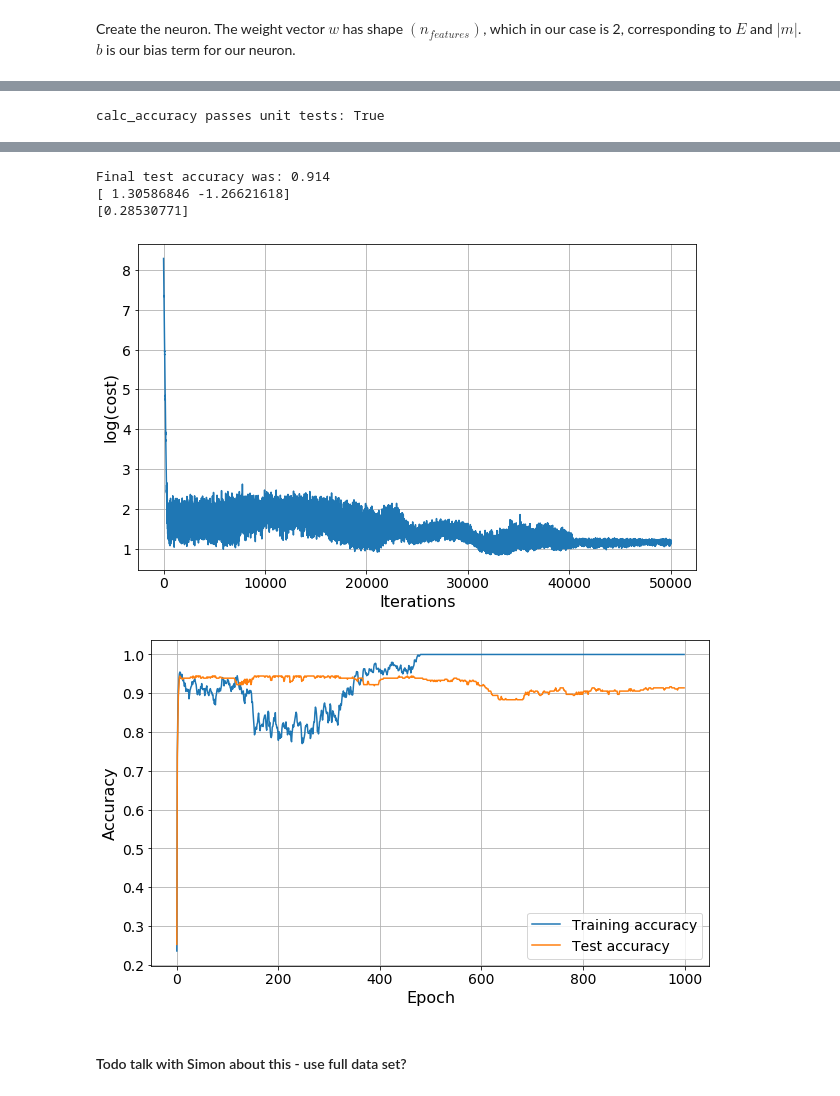
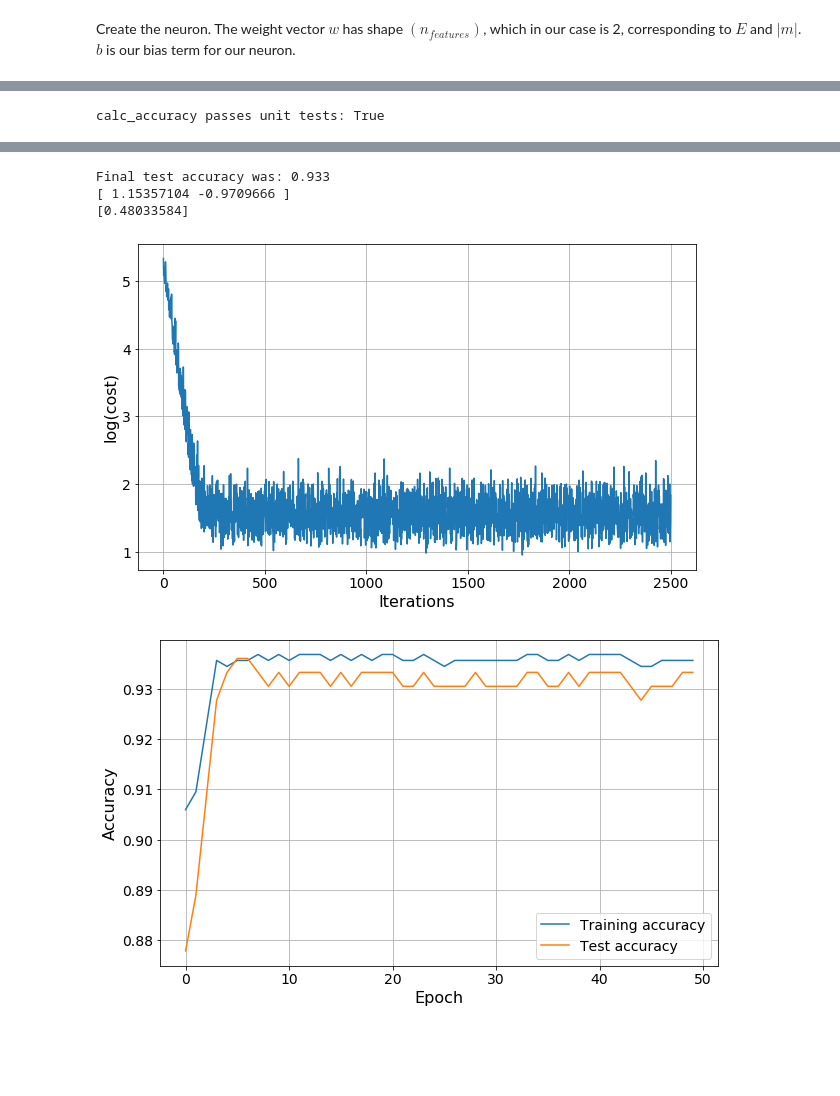
Before and after one commit to elindgren/lfd_project, a Jupyter notebook: Project 2/(Basic) Single Neuron.ipynb, the cells around one changed output, grey strips where cells are left out. Saved outputs shown, nothing was run; the diff lists cells and outputs as text; code cells hidden in the pictures; blank space fills up the shorter version.

```diff
--- a/Project 2/(Basic) Single Neuron.ipynb
+++ b/Project 2/(Basic) Single Neuron.ipynb
@@ -263,13 +208,13 @@ def cost_function(y, t, b_w, alpha):
     return cost + alpha*reg
 
 
-def train_neuron(train_data, test_data, epochs=1000, batch_size=50, alpha=1, eta=0.01, seed=1):
+def train_neuron(train_data, test_data, epochs=50, batch_size=50, alpha=1, eta=0.01, seed=1):
     '''Trains the neuron. Randomize weights and bias term. Use batch gradient descent.'''
     # Set the seed
     np.random.seed(seed)
     # Randomize the weights
-    w = 100*np.random.uniform(size=2)  # TODO change start?
-    b = 100*np.random.uniform(size=1)
+    w = 10*np.random.randn(2)  # TODO change start?
+    b = 10*np.random.randn(1)
     # Pick out the training data and the targets
     x = train_data[:,1:]
     t = train_data[:,0]
@@ -283,7 +228,8 @@ def train_neuron(train_data, test_data, epochs=1000, batch_size=50, alpha=1, eta
     for epoch in tqdm_notebook(range(epochs)):
         # Train the network in epochs - one epoch goes through all the data
         # Shuffle the x and t vectors at the beginning of each epoch
-        shuffle_idx = np.random.randint(0, len(x)-1, len(x))
+        shuffle_idx = np.random.permutation(len(x))
+        assert len(np.unique(shuffle_idx)) == len(x)
         x = x[shuffle_idx]
         t = t[shuffle_idx]
 
@@ -316,40 +262,41 @@ def train_neuron(train_data, test_data, epochs=1000, batch_size=50, alpha=1, eta
             # Update weights and biases
             b += eta*delta_bias_and_weights[0]
             w += eta*delta_bias_and_weights[1:]
 
         # Do a predict on train data set, for monitoring training.
-        train_acc = calc_accuracy(feed_forward(x, w, b), t)
+        #train_acc = calc_accuracy(feed_forward(x, w, b), t)
+        train_acc=accuracy_score(t, np.around(feed_forward(x,w,b)))
         train_accuracies.append(train_acc)
-        test_acc = calc_accuracy(feed_forward(x_test, w, b), t_test)
+        #test_acc = calc_accuracy(feed_forward(x_test, w, b), t_test)
+        test_acc=accuracy_score(t_test, np.around(feed_forward(x_test,w,b)))
         test_accuracies.append(test_acc)
+
         # TODO add losses?
     print(f'Final test accuracy was: {test_acc:.3f}')
     fig1, ax1 = plt.subplots(figsize=(10,6))
     ax1.plot(np.log(costs))
     ax1.set_ylabel(r'log(cost)')
     ax1.set_xlabel(r'Iterations')
     ax1.grid()
 
     fig2, ax2 = plt.subplots(figsize=(10,6))
     ax2.plot(train_accuracies, label='Training accuracy')
     ax2.plot(test_accuracies, label='Test accuracy')
     ax2.set_xlabel("Epoch")
     ax2.set_ylabel("Accuracy")
     ax2.legend(loc='best')
     ax2.grid()
     # Return the optimized weights
     return w, b
 
-w_star, b_star = train_neuron(train_data, test_data)
+w_star, b_star = train_neuron(train_data, test_data, seed=1)
 print(w_star)
 print(b_star)
 # %% [output]
 calc_accuracy passes unit tests: True
 [interactive output not drawn]
-Final test accuracy was: 0.914
-[ 1.30586846 -1.26621618]
-[0.28530771]
+Final test accuracy was: 0.933
+[ 1.15357104 -0.9709666 ]
+[0.48033584]
-[figure, old version]
+[figure, new version]
-[figure, old version]
+[figure, new version]
-# %% [markdown]
-#### Todo talk with Simon about this - use full data set?
```
Also changed, not shown: parts of 11 cells of this notebook, 2 other files.
